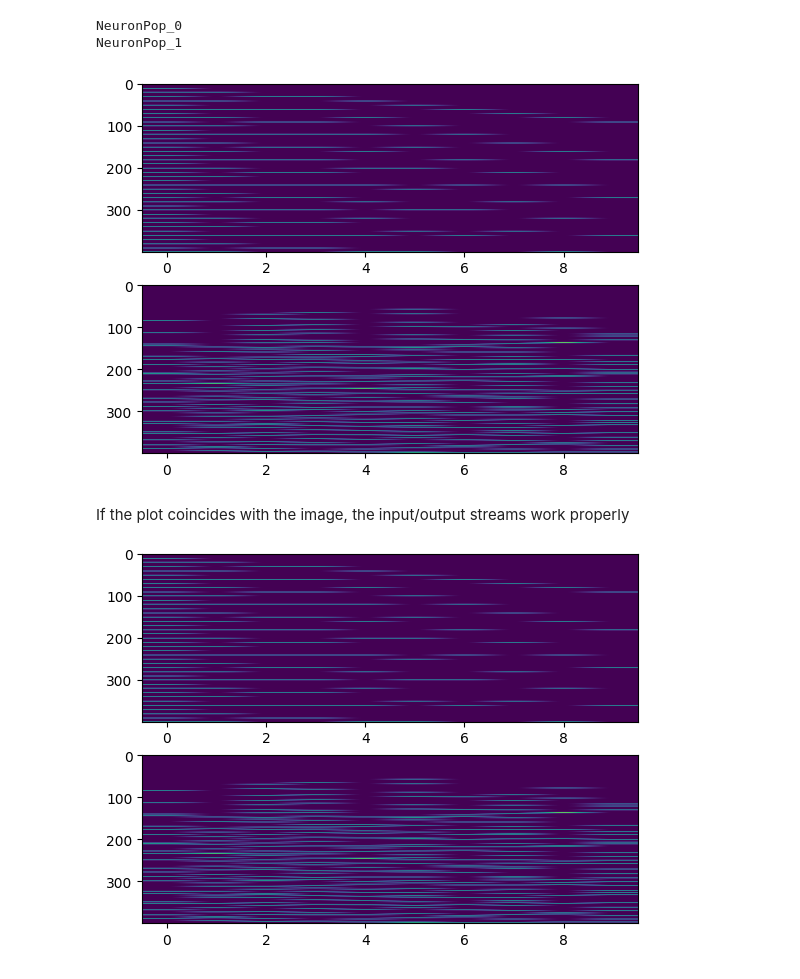
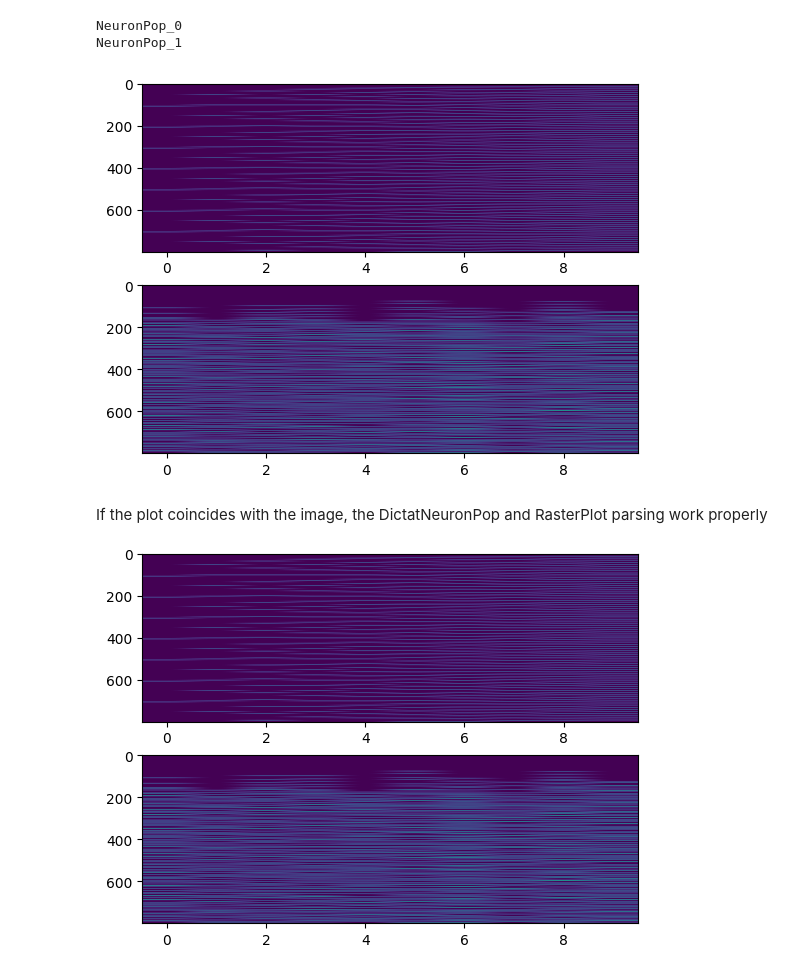
Before and after one commit to tatjanaTchuT/BrainCode, a Jupyter notebook: Test_Results/Test11/Test11_DataAnalysis.ipynb, the cells around one changed output. Saved outputs shown, nothing was run; the diff lists cells and outputs as text; code cells hidden in the pictures.

```diff
--- a/Test_Results/Test11/Test11_DataAnalysis.ipynb
+++ b/Test_Results/Test11/Test11_DataAnalysis.ipynb
@@ -72,7 +75,7 @@ def read_all_output_files_into_object(neuronPop_files):
 ### File reading
 # %%
 #File reading here (files are always iterated on alphabetical order)
-parsedOutput_string='_ParsedOutput.dat'
+parsedOutput_string='_ParsedSpikeTimes.dat'
 
 base_dir = os.getcwd()
 
@@ -82,7 +85,7 @@ neuronPop_files = [f for f in os.listdir(base_dir) if f.endswith(parsedOutput_st
 Always remember: the non-parsed files cannot be deleted by the programme. If they are very big it is recommended to delete them manually
 It is also of notice that the recorded spike-times are shifted by 1 dt.
 # %%
-all_recordings=read_all_output_files_into_object(neuronPop_files)
+all_recordings=read_reasterplot_file_into_object(neuronPop_files)
 for attr in all_recordings.__dict__:
     print(attr)
     all_recordings.__getattribute__(attr).__getattribute__("create_firing_matrix").__call__()
@@ -93,13 +96,13 @@ NeuronPop_1
 # %%
 N=0
 plt.subplot(211)
-plt.imshow(all_recordings.NeuronPop_0.F_matrix[0:400,:], aspect='auto')
+plt.imshow(all_recordings.NeuronPop_0.F_matrix[0:800,:], aspect='auto')
 plt.subplot(212)
-plt.imshow(all_recordings.NeuronPop_1.F_matrix[N:N+400,:], aspect='auto')
+plt.imshow(all_recordings.NeuronPop_1.F_matrix[N:N+800,:], aspect='auto')
 plt.show()
 # %% [output]
-[figure, old version]
+[figure, new version]
 # %% [markdown]
-If the plot coincides with the image, the input/output streams work properly
+If the plot coincides with the image, the DictatNeuronPop and RasterPlot parsing work properly
 
-![image.png](attachment:image.png-old)
+![image.png](attachment:image.png-new)
```
Also changed, not shown: parts of 5 cells of this notebook, 1 other file.
